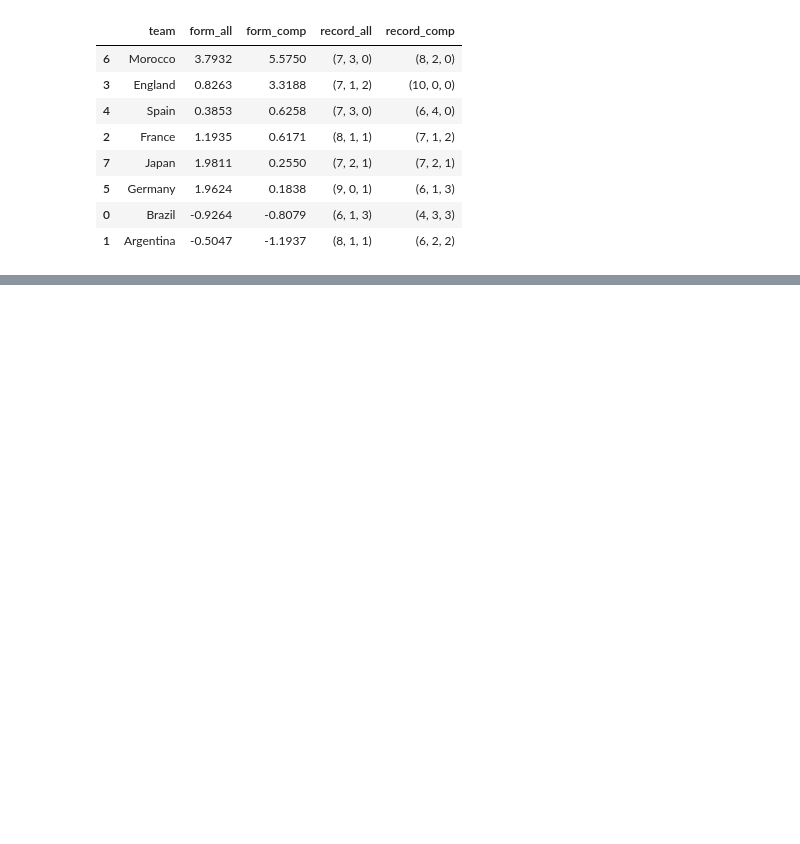
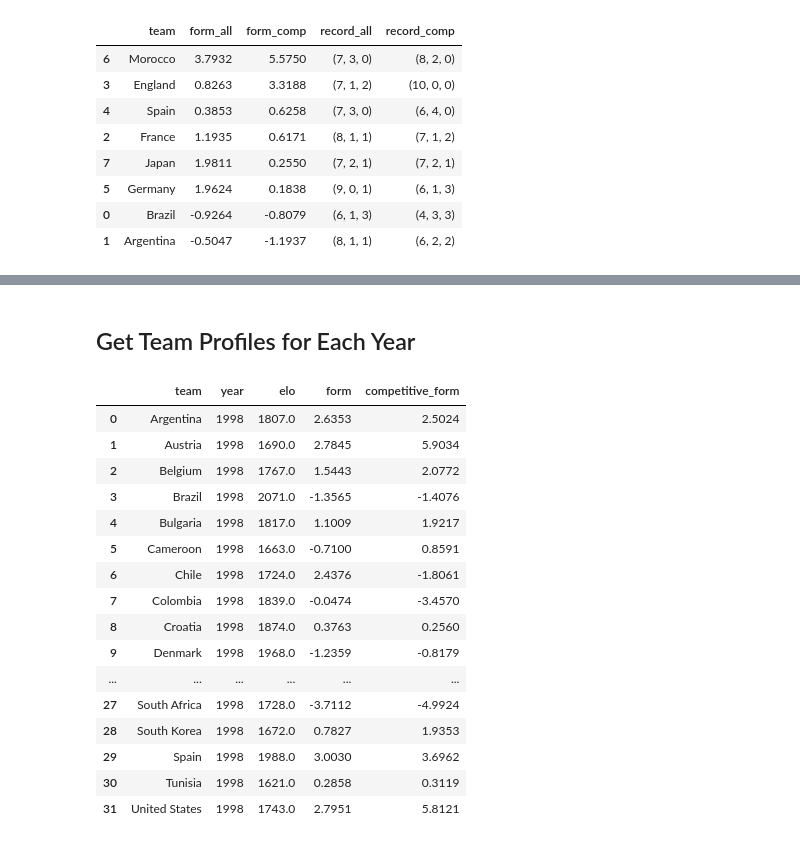
Before and after one commit to StefanIlic1/world-cup-predictions, a Jupyter notebook: src/02_training_data.ipynb, the cells around one changed output, grey strips where cells are left out. Saved outputs shown, nothing was run; the diff lists cells and outputs as text; code cells hidden in the pictures; blank space fills up the shorter version.

Commit message:
get team profiles

```diff
--- a/src/02_form_calculations.ipynb
+++ b/src/02_training_data.ipynb
@@ -302,0 +311,12 @@ pd.DataFrame(rows).sort_values('form_comp', ascending=False)
+# %%
+WC_YEARS = {
+    1998: pd.Timestamp('1998-06-01'),
+    2002: pd.Timestamp('2002-06-01'),
+    2006: pd.Timestamp('2006-06-01'),
+    2010: pd.Timestamp('2010-06-01'),
+    2014: pd.Timestamp('2014-06-01'),
+    2018: pd.Timestamp('2018-06-01'),
+}
+
+# Define number of matches to consider for form calculations
+N = 10
@@ -302,0 +366,43 @@ pd.DataFrame(rows).sort_values('form_comp', ascending=False)
+# %% [markdown]
+## Get Team Profiles for Each Year
+# %%
+team_profiles = []
+seen = set()
+
+for _, m in wc_matches[wc_matches['year'] <= 2018].iterrows():
+    snapshot = WC_YEARS[m['year']]
+
+    for team in [m['home_team'], m['away_team']]:
+        key = (team, m['year'])
+        if key in seen:
+            continue
+        seen.add(key)
+
+        team_profiles.append({
+            'team':             team,
+            'year':             m['year'],
+            'elo':              get_elo_at_date(team, snapshot),
+            'form':             get_form(team, n=N, competitive=False, as_of=snapshot)['form_score'],
+            'competitive_form': get_form(team, n=N, competitive=True,  as_of=snapshot)['form_score'],
+        })
+
+team_profiles = pd.DataFrame(team_profiles).sort_values(['year', 'team']).reset_index(drop=True)
+team_profiles.head(32)
+# %% [output]
+|  | team | year | elo | form | competitive_form |
+| 0 | Argentina | 1998 | 1807.0 | 2.6353 | 2.5024 |
+| 1 | Austria | 1998 | 1690.0 | 2.7845 | 5.9034 |
+| 2 | Belgium | 1998 | 1767.0 | 1.5443 | 2.0772 |
+| 3 | Brazil | 1998 | 2071.0 | -1.3565 | -1.4076 |
+| 4 | Bulgaria | 1998 | 1817.0 | 1.1009 | 1.9217 |
+| 5 | Cameroon | 1998 | 1663.0 | -0.7100 | 0.8591 |
+| 6 | Chile | 1998 | 1724.0 | 2.4376 | -1.8061 |
+| 7 | Colombia | 1998 | 1839.0 | -0.0474 | -3.4570 |
+| 8 | Croatia | 1998 | 1874.0 | 0.3763 | 0.2560 |
+| 9 | Denmark | 1998 | 1968.0 | -1.2359 | -0.8179 |
+| ... | ... | ... | ... | ... | ... |
+| 27 | South Africa | 1998 | 1728.0 | -3.7112 | -4.9924 |
+| 28 | South Korea | 1998 | 1672.0 | 0.7827 | 1.9353 |
+| 29 | Spain | 1998 | 1988.0 | 3.0030 | 3.6962 |
+| 30 | Tunisia | 1998 | 1621.0 | 0.2858 | 0.3119 |
+| 31 | United States | 1998 | 1743.0 | 2.7951 | 5.8121 |
```
Also changed, not shown: parts of 7 cells of this notebook, 5 other files.
